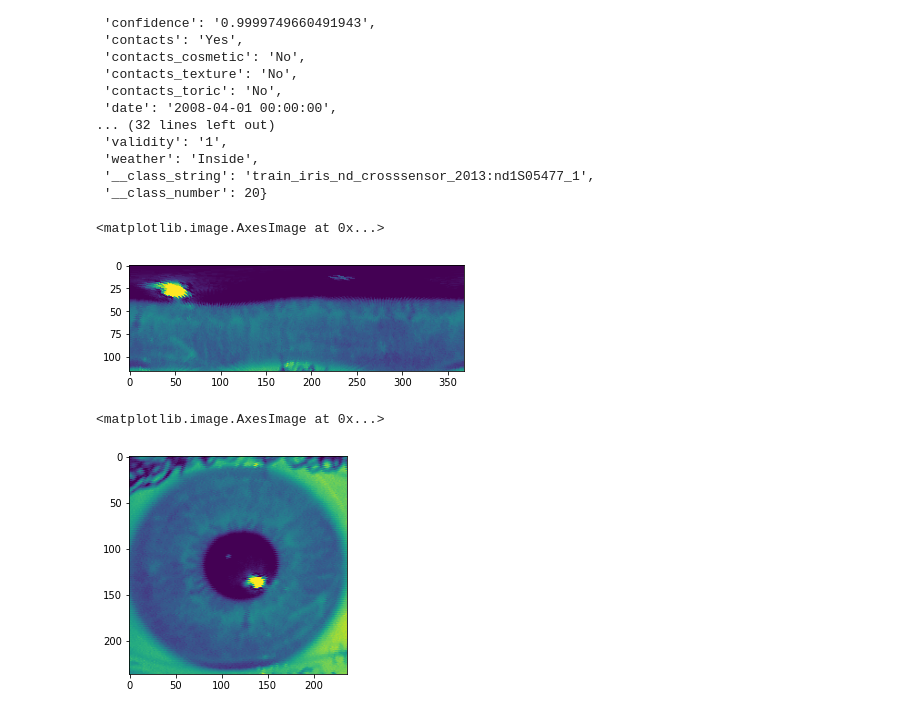
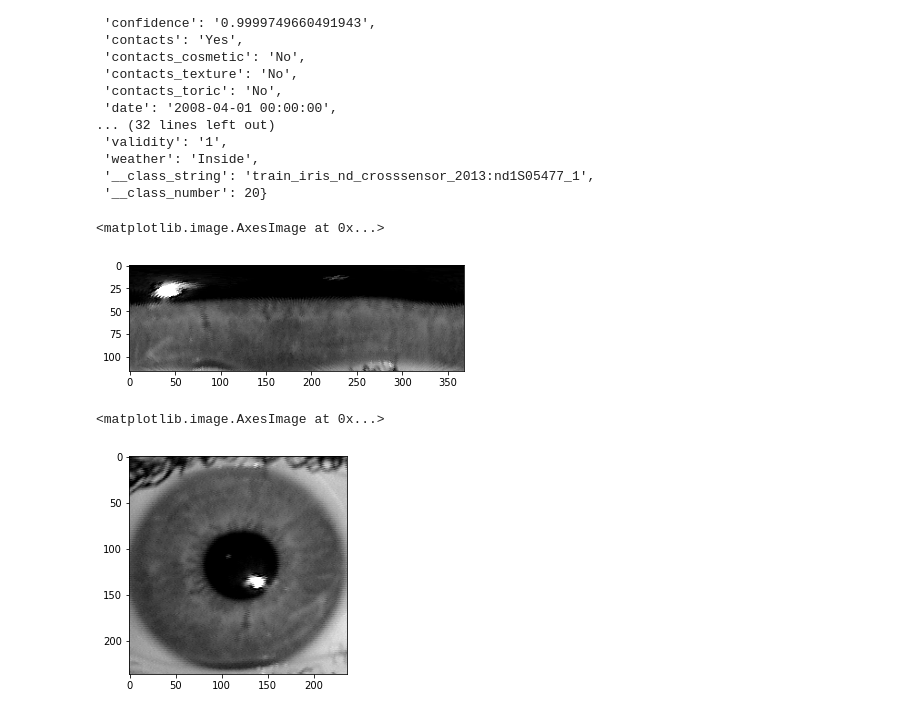
Before and after one commit to marekkles/DP, a Jupyter notebook: lightning/unwrap.ipynb, the cells around one changed output. Drawn from its saved outputs; the diff is of its cells as text; code cells hidden in the pictures.

```diff
--- a/lightning/unwrap.ipynb
+++ b/lightning/unwrap.ipynb
@@ -54,12 +52,12 @@ polar = tensor[0][x,y].reshape((radius.shape[1], theta.shape[1]))
 # %%
 import matplotlib.pyplot as plt
 # %%
-plt.imshow(polar)
+plt.imshow(polar,cmap='gray')
 # %% [output]
 <matplotlib.image.AxesImage at 0x...>
-[figure, old version]
+[figure, new version]
 # %%
-plt.imshow(tensor[0])
+plt.imshow(tensor[0],cmap='gray')
 # %% [output]
 <matplotlib.image.AxesImage at 0x...>
-[figure, old version]
+[figure, new version]
```
Also changed, not shown: parts of 1 cell of this notebook, 1 other file.
